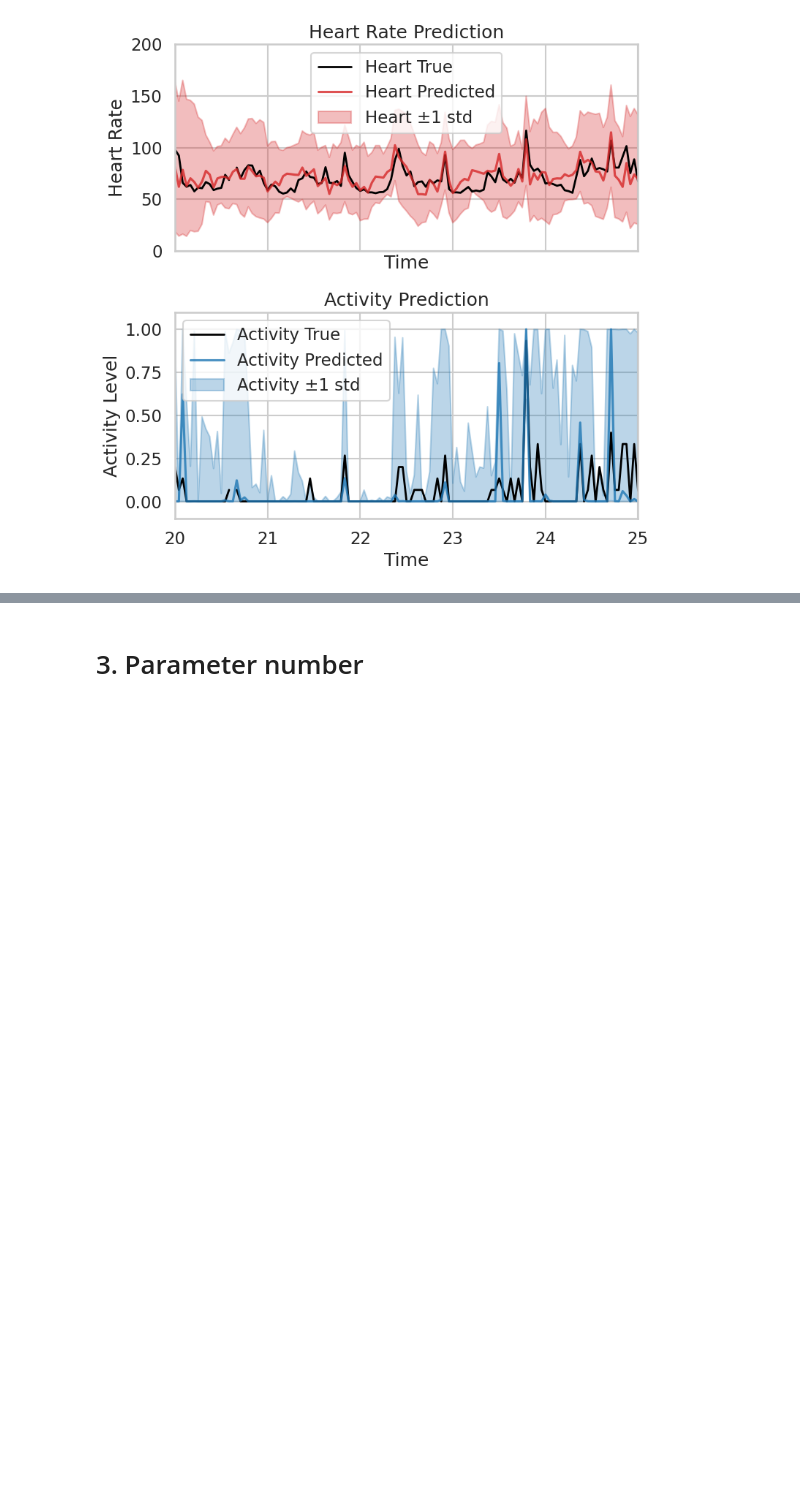
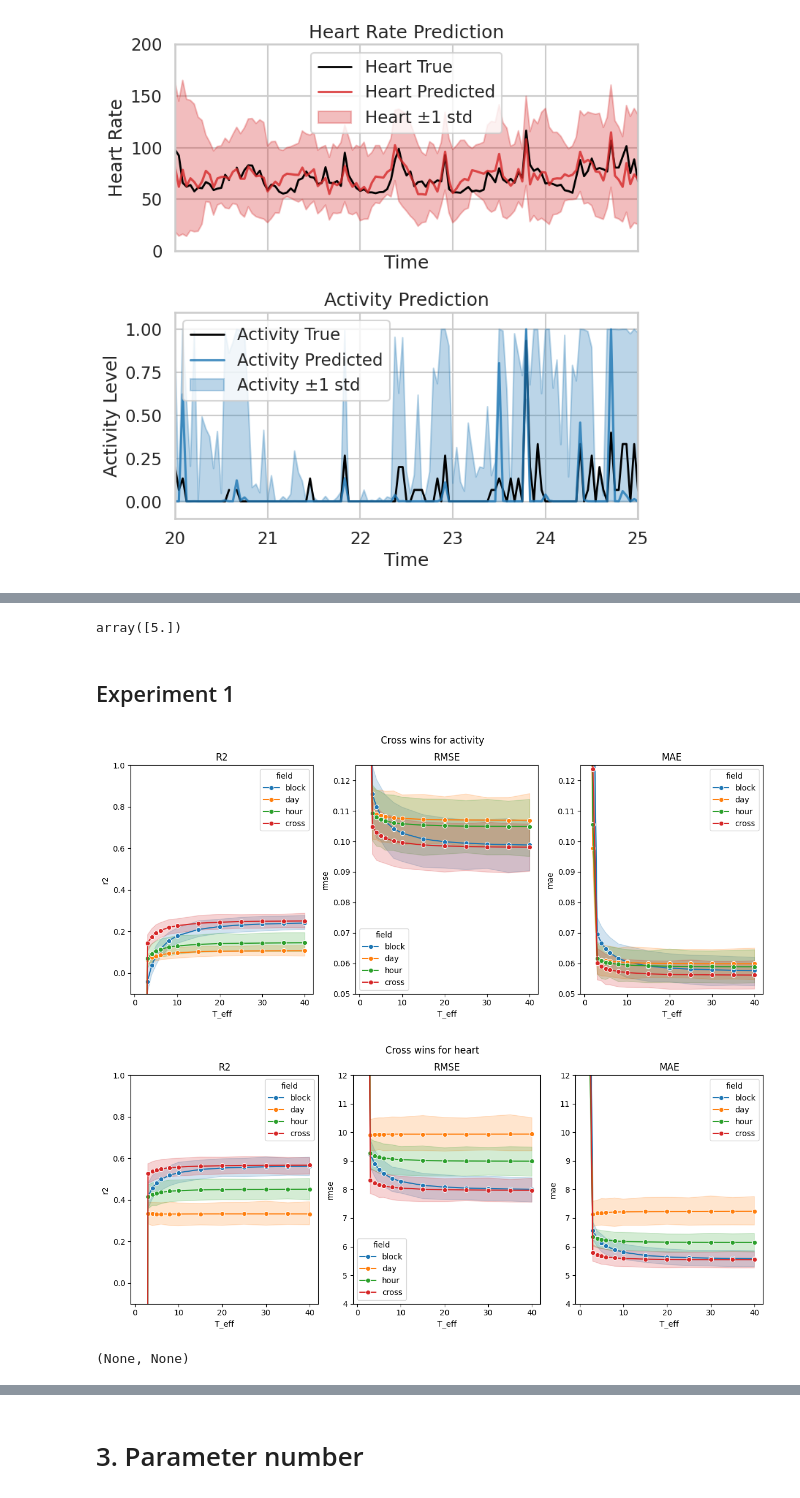
Before and after one commit to Jegmi/cppd-timeseries-forecasting, a Jupyter notebook: revision/1_data_qc.ipynb, the cells around one changed output, grey strips where cells are left out. Saved outputs shown, nothing was run; the diff lists cells and outputs as text; code cells hidden in the pictures; blank space fills up the shorter version.

```diff
--- a/revision/1_data_qc.ipynb
+++ b/revision/1_data_qc.ipynb
@@ -18,4 +15,0 @@ from pathlib import Path
-# %%
-runs_path = Path('/sc/arion/projects/Clinical_Times_Series/cpp_data/runs/20251112_1611')
-path_tuple = 0, runs_path / 'predictions/i0_p-1_w60_ah_ah_mrls_h60_fcross.csv'
-res = process_single_file(path_tuple, runs_path=runs_path, do_threshold_sweep=False)
@@ -26,3 +15,0 @@ dict_keys(['metadata', 'regression', 'classification_auc', 'classification_thres
-# %%
-reg = pd.concat(res['regression'])
-reg
@@ -331,5 +230,0 @@ pd.concat(table).reset_index(drop=True)
-# %%
-for name, table in metrics.items():
-    file_name = f'{metrics_path}/{name}.csv'
-    pd.concat(table).reset_index(drop=True).to_csv(file_name, index=False)
-    print('saved to', file_name)
@@ -362,3 +230,0 @@ sns.barplot(metrics[(metrics.target=='absent_sedentary') & (metrics.condition=='
-# %%
-run = runs[-1]
-run.columns
@@ -374,0 +776,36 @@ Index(['run', 'hour', 'day', 'time', 'valid_time', 'activity_true',
+# %%
+explorer.data.kernel_hour.unique()
+# %% [output]
+array([5.])
+# %% [markdown]
+## Experiment 1
+# %%
+# activity
+f,axs=explorer.plot_lines(
+        hue='field',
+        x='T_eff',
+        #marker='o',
+        fixed_conditions={'kernel_hour': 5, 'kernel_day': 5, 'initial_uncertainty':5,
+                          'forecasting_modality': 'a|a',
+                          'task':'activity', 'condition':'all'}
+)
+[axs[i].set_ylim([0.05,0.125]) for i in [1,2]]
+f.suptitle('Cross wins for activity', y=1.03)
+plt.show(), plt.close()
+
+# heart
+f,axs=explorer.plot_lines(
+        hue='field',
+        x='T_eff',
+        #marker='o',
+        fixed_conditions={'kernel_hour': 5, 'kernel_day': 5, 'initial_uncertainty':5,
+                          'forecasting_modality': 'a|a',
+                          'task':'heart', 'condition':'all'}
+)
+[axs[i].set_ylim([4,12]) for i in [1,2]]
+f.suptitle('Cross wins for heart', y=1.03)
+plt.show(), plt.close()
+# %% [output]
+[figure, added]
+[figure, added]
+(None, None)
```
Also changed, not shown: parts of 38 cells of this notebook, 7 other files.
